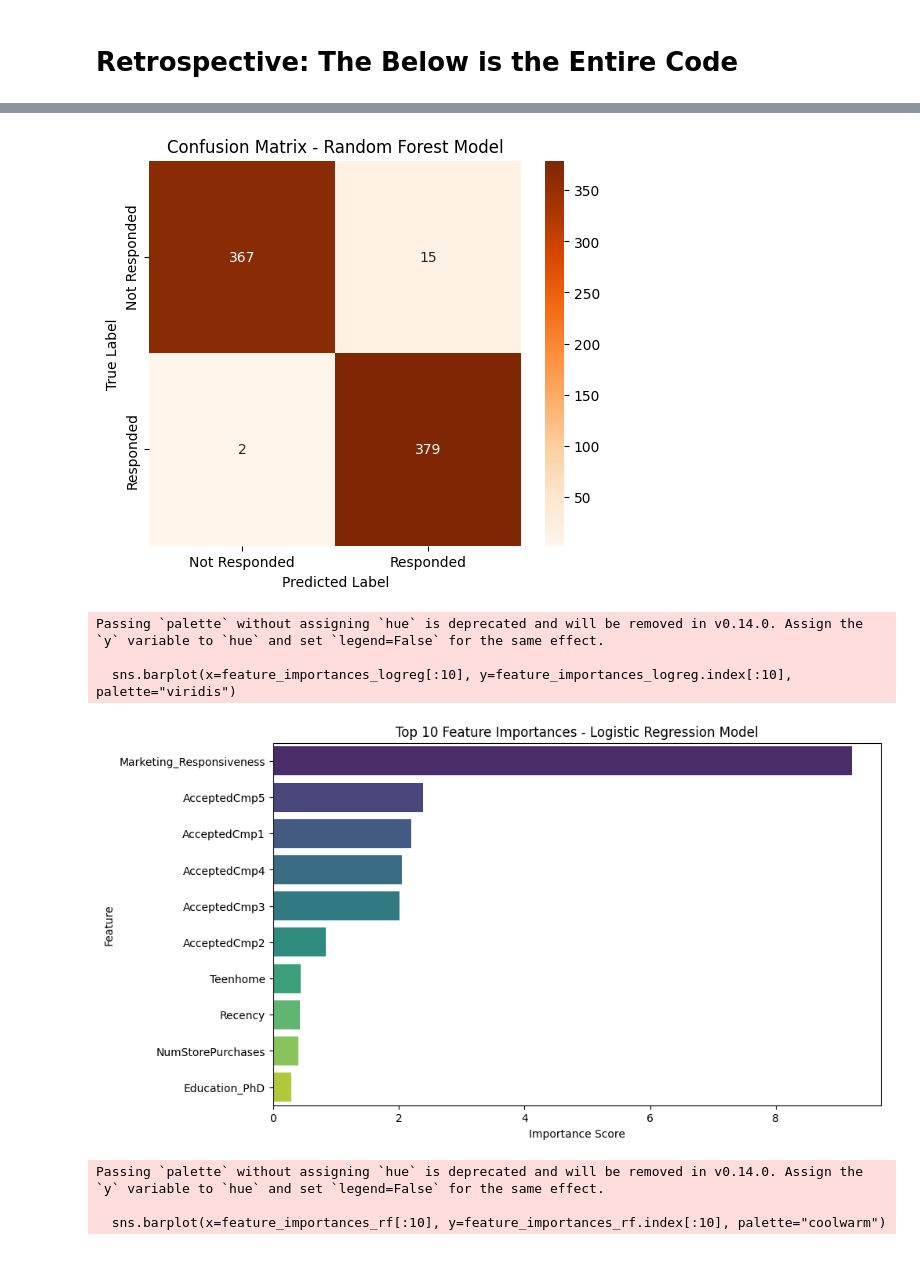
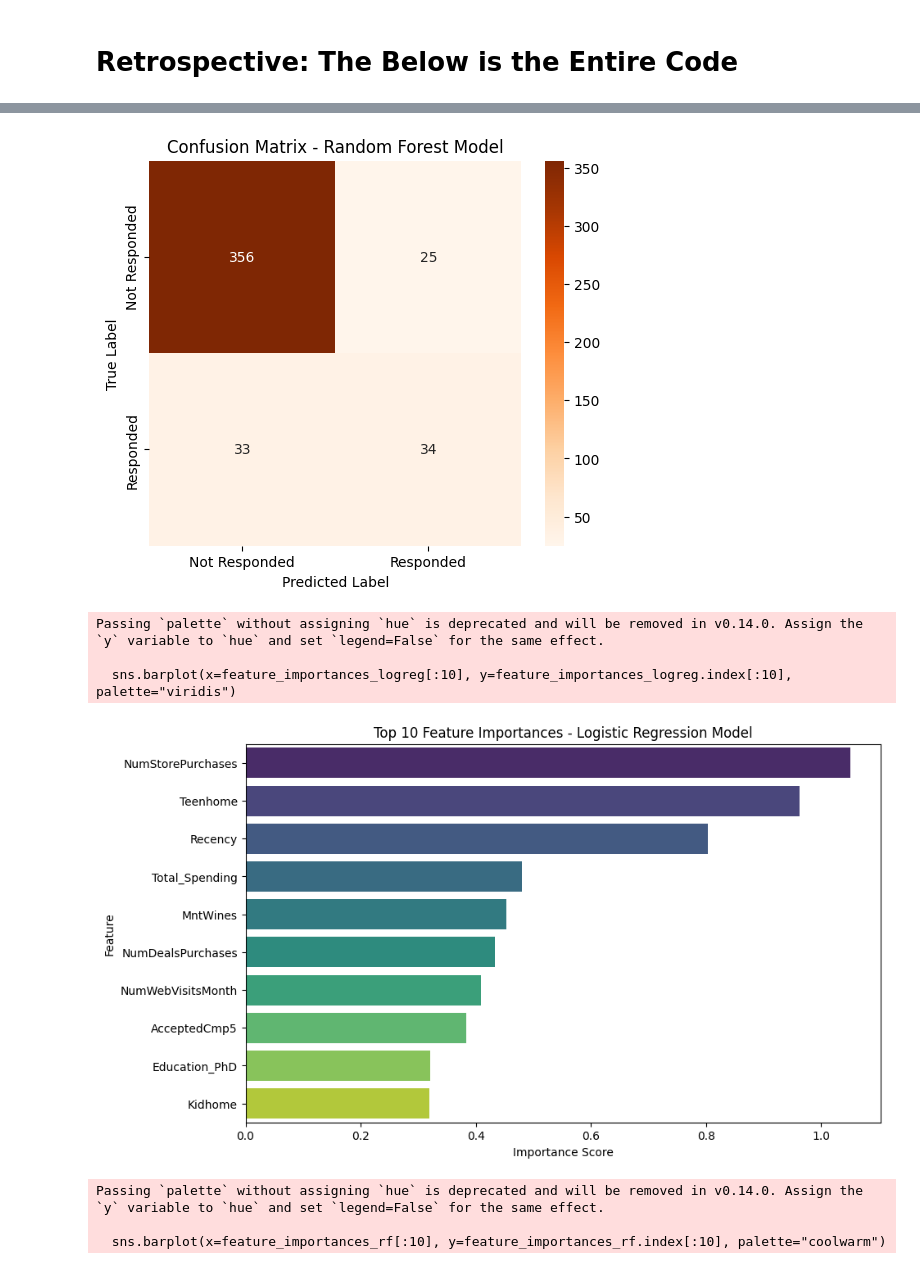
Before and after one commit to shyeolekar5/DeepCollab, a Jupyter notebook: src/data/predictive_model_a.ipynb, the cells around one changed output, grey strips where cells are left out. Saved outputs shown, nothing was run; the diff lists cells and outputs as text; code cells hidden in the pictures.

Commit message:
2nd commit of Predictive Model A

```diff
--- a/src/data/predictive_model_a.ipynb
+++ b/src/data/predictive_model_a.ipynb
@@ -278,9 +220,6 @@ from imblearn.over_sampling import SMOTE
 url = "https://docs.google.com/spreadsheets/d/1ew-NKCxOwbRhSY2lIeO-XnxIb5tZrNCilixxu6y8ZnM/export?format=csv"
 df = pd.read_csv(url)
 
-# Display first few rows.
-df.head(5)
-
 # Fill missing values in 'Income' column with median.
 df["Income"].fillna(df["Income"].median(), inplace=True)
 
@@ -288,12 +227,6 @@ df["Income"].fillna(df["Income"].median(), inplace=True)
 df["Total_Spending"] = (
     df["MntWines"] + df["MntFruits"] + df["MntMeatProducts"] +
     df["MntFishProducts"] + df["MntSweetProducts"] + df["MntGoldProds"]
-)
-
-# Create "Marketing_Responsiveness" score to measure past engagement with promotions.
-df["Marketing_Responsiveness"] = (
-    df["AcceptedCmp1"] + df["AcceptedCmp2"] + df["AcceptedCmp3"] +
-    df["AcceptedCmp4"] + df["AcceptedCmp5"] + df["Response"]
 )
 
 # Categorize customers into 'High Value' or 'Budget' shoppers based on Total Spending.
@@ -308,28 +241,34 @@ encoded_df = pd.DataFrame(encoded_cats, columns=encoder.get_feature_names_out())
 # Merge encoded features into dataframe & drop original categorical columns.
 df = pd.concat([df.drop(columns=["Education", "Marital_Status", "Shopper_Type"]), encoded_df], axis=1)
 
+# Fix 1: Remove "Marketing_Responsiveness" (Data Leakage Prevention)
+if "Marketing_Responsiveness" in df.columns:
+    df.drop(columns=["Marketing_Responsiveness"], inplace=True)
+
 # Define Features (X) and Target (y).
 X = df.drop(columns=["ID", "Response", "Dt_Customer"])  # Exclude non-relevant columns
 y = df["Response"]  # Target variable
 
-# Balance the dataset using SMOTE (Synthetic Minority Oversampling).
+# Fix 2: Perform Train-Test Split Before Applying SMOTE
+X_train, X_test, y_train, y_test = train_test_split(
+    X, y, test_size=0.2, random_state=42, stratify=y
+)
+
+# Fix 3: Apply SMOTE Only on Training Data
 smote = SMOTE(random_state=42)
-X_resampled, y_resampled = smote.fit_resample(X, y)
-
-# Split data into Training (80%) and Testing (20%) sets.
-X_train, X_test, y_train, y_test = train_test_split(X_resampled, y_resampled, test_size=0.2, random_state=42, stratify=y_resampled)
+X_train, y_train = smote.fit_resample(X_train, y_train)
 
 # Normalize numerical features using StandardScaler.
 scaler = StandardScaler()
 X_train = scaler.fit_transform(X_train)
 X_test = scaler.transform(X_test)
 
-# Train Logistic Regression model.
-log_reg_model = LogisticRegression(max_iter=1000, random_state=42)
+# Fix 4: Train Logistic Regression with Regularization
+log_reg_model = LogisticRegression(max_iter=1000, C=0.1, random_state=42)
 log_reg_model.fit(X_train, y_train)
 
-# Train Random Forest model for comparison.
-rf_model = RandomForestClassifier(n_estimators=100, random_state=42)
+# Fix 5: Train Random Forest with Constraints to Reduce Overfitting
+rf_model = RandomForestClassifier(n_estimators=100, max_depth=10, max_features="sqrt", random_state=42)
 rf_model.fit(X_train, y_train)
 
 # Make predictions.
@@ -426,8 +365,8 @@ weighted avg       0.98      0.98      0.98       763
-[figure, old version]
+[figure, new version]
 Passing `palette` without assigning `hue` is deprecated and will be removed in v0.14.0. Assign the `y` variable to `hue` and set `legend=False` for the same effect.
 
   sns.barplot(x=feature_importances_logreg[:10], y=feature_importances_logreg.index[:10], palette="viridis")
-[figure, old version]
+[figure, new version]
 Passing `palette` without assigning `hue` is deprecated and will be removed in v0.14.0. Assign the `y` variable to `hue` and set `legend=False` for the same effect.
 
   sns.barplot(x=feature_importances_rf[:10], y=feature_importances_rf.index[:10], palette="coolwarm")
```
Also changed, not shown: parts of 43 cells of this notebook.
